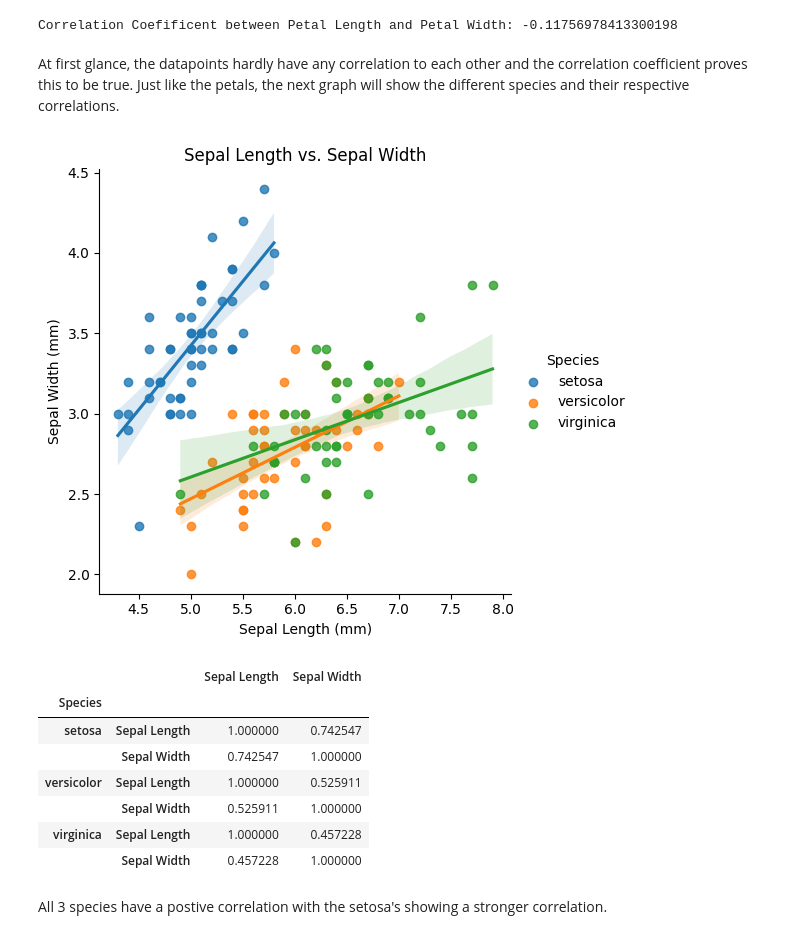
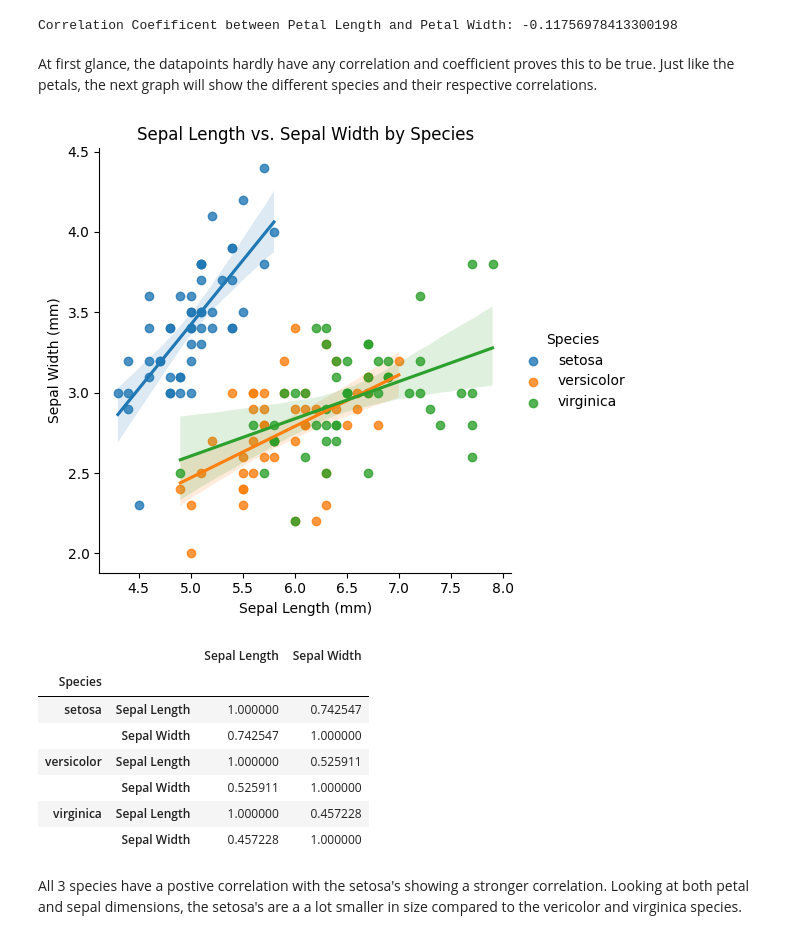
Before and after one commit to Bshell13/datafun-04-jupyter, a Jupyter notebook: shellenberger_eda.ipynb, the cells around one changed output. Cells and saved outputs as stored; diff of their text form; code cells hidden in the pictures.

```diff
--- a/shellenberger_eda.ipynb
+++ b/shellenberger_eda.ipynb
@@ -171,19 +172,19 @@ print(f'Correlation Coefificent between Petal Length and Petal Width: {df["Sepal
 [figure]
 Correlation Coefificent between Petal Length and Petal Width: -0.11756978413300198
 # %% [markdown]
-At first glance, the datapoints hardly have any correlation to each other and the correlation coefficient proves this to be true. Just like the petals, the next graph will show the different species and their respective correlations.
+At first glance, the datapoints hardly have any correlation and coefficient proves this to be true. Just like the petals, the next graph will show the different species and their respective correlations.
 # %%
-# scatter plot with seperations in different colors
+# scatter plot with linear models
 sns.lmplot(df, x= 'Sepal Length', y= 'Sepal Width', hue= 'Species')
 plt.xlabel('Sepal Length (mm)')
 plt.ylabel('Sepal Width (mm)')
-plt.title('Sepal Length vs. Sepal Width')
+plt.title('Sepal Length vs. Sepal Width by Species')
 plt.show()
 
 # Correlation for each species
 df.groupby('Species')[['Sepal Length', 'Sepal Width']].corr()
 # %% [output]
-[figure, old version]
+[figure, new version]
 |  |  | Sepal Length | Sepal Width |
 | Species |  |  |  |
 | setosa | Sepal Length | 1.000000 | 0.742547 |
@@ -193,4 +194,4 @@ df.groupby('Species')[['Sepal Length', 'Sepal Width']].corr()
 | virginica | Sepal Length | 1.000000 | 0.457228 |
 |  | Sepal Width | 0.457228 | 1.000000 |
 # %% [markdown]
-All 3 species have a postive correlation with the setosa's showing a stronger correlation.
+All 3 species have a postive correlation with the setosa's showing a stronger correlation. Looking at both petal and sepal dimensions, the setosa's are a a lot smaller in size compared to the vericolor and virginica species.
```
Also changed, not shown: parts of 17 cells of this notebook.
